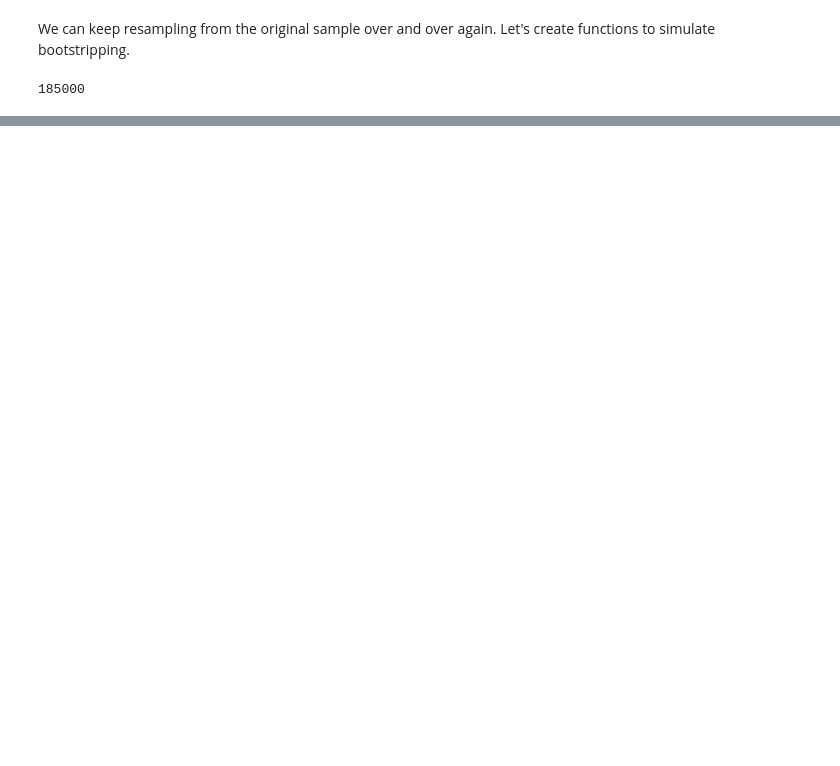
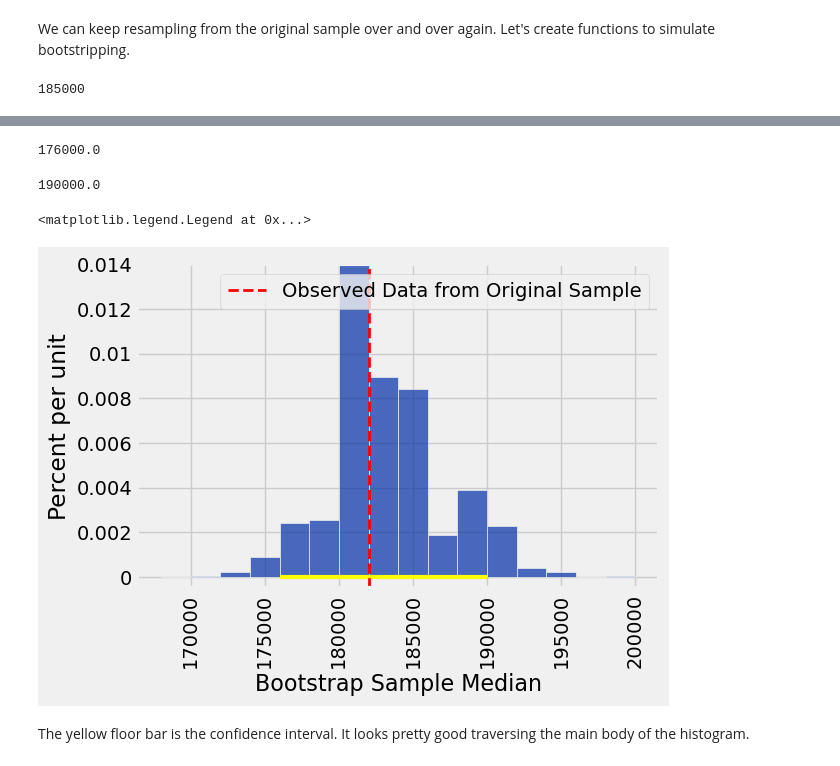
Before and after one commit to SRJC-Data-Science/materials-sp22, a Jupyter notebook: SRJC/lecture_note/lecture_23_24/confidence_intervals-pw.ipynb, the cells around one changed output, grey strips where cells are left out. Cells and saved outputs as stored; diff of their text form; code cells hidden in the pictures; blank space fills up the shorter version.

Commit message:
Update for lecture_23_24 confidence intervals

```diff
--- a/SRJC/lecture_note/lecture_23_24/confidence_intervals-pw.ipynb
+++ b/SRJC/lecture_note/lecture_23_24/confidence_intervals-pw.ipynb
@@ -315,0 +347,24 @@ Where is the center of these means? What values identify the middle 95% of these
+# %%
+left = percentile(2.5, bootstrap_medians)
+left
+# %% [output]
+176000.0
+# %%
+right = percentile(97.5, bootstrap_medians)
+right
+# %% [output]
+190000.0
+# %%
+re_sampled_medians.hist(bins = median_bins)
+plots.ylim(-0.000005, 0.00014)
+#plots.scatter(salary_median, 0, color=parameter_green, s=40, zorder=2);
+#plots.axvline(salary_median, color='red', linestyle='--', linewidth=2, label='Observed Data')
+#plots.axvline(original_sample_median, color='red', linestyle='--', linewidth=2, label='Observed Data')
+plots.axvline(original_sample_median, color='red', linestyle='--', linewidth=2, label='Observed Data from Original Sample')
+plots.plot([left, right], [0, 0], color='yellow', lw=3, zorder=1)
+plots.legend()
+# %% [output]
+<matplotlib.legend.Legend at 0x...>
+[figure, added]
+# %% [markdown]
+The yellow floor bar is the confidence interval. It looks pretty good traversing the main body of the histogram.
```
Also changed, not shown: parts of 98 cells of this notebook, 3 other files.
